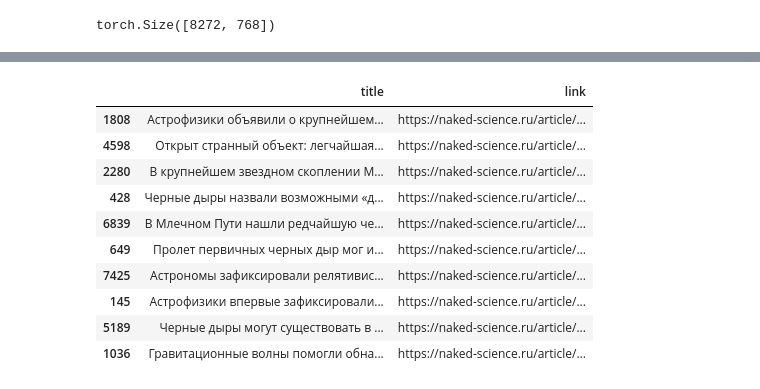
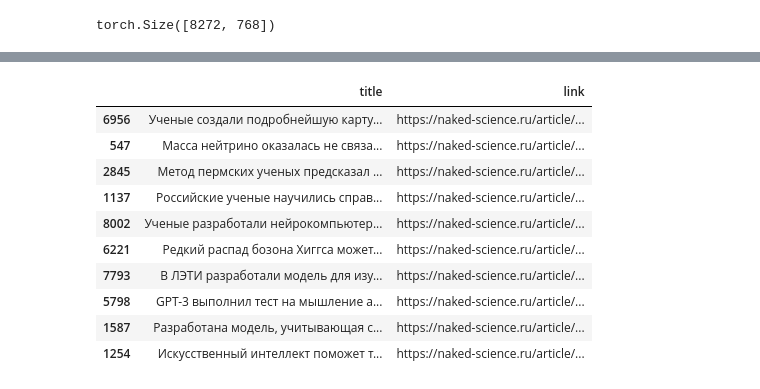
Before and after one commit to VladShajdulin/OTUS_project, a Jupyter notebook: OTUS_project.ipynb, the cells around one changed output, grey strips where cells are left out. Cells and saved outputs as stored; diff of their text form; code cells hidden in the pictures.

```diff
--- a/OTUS_project.ipynb
+++ b/OTUS_project.ipynb
@@ -68,19 +71,21 @@ You will be able to reuse this secret in all of your notebooks.
 Please note that authentication is recommended but still optional to access public models or datasets.
   warnings.warn(
 # %%
-embeddings = torch.load('/content/drive/MyDrive/Colab Notebooks/OTUS/final_project/embeddings.pt')
+embeddings = torch.load('/content/drive/MyDrive/Colab Notebooks/OTUS/final_project/embeddings.pt', map_location=device)
 embeddings.shape
 # %% [output]
 torch.Size([8272, 768])
 # %%
-retriever = SentenceTransformer('d0rj/e5-base-en-ru', device=device)
+model = SentenceTransformer('d0rj/e5-base-en-ru', device=device)
 reranker = CrossEncoder('cross-encoder/mmarco-mMiniLMv2-L12-H384-v1', device=device)
 
-def semantic_search(query, retriver, reranker, embeddings=embeddings, texts=texts, top_n=100, result=10):
-  request = retriever.encode(f'query: {query}',
-                             convert_to_tensor=True,
-                             device=device,
-                             normalize_embeddings=True)
+def semantic_search(query, retriever, reranker, embeddings=embeddings, texts=texts, top_n=100, result=10):
+  request = retriever.encode(
+      f'query: {query}',
+      convert_to_tensor=True,
+      device=device,
+      normalize_embeddings=True
+  )
 
   scores = embeddings @ request
   raiting = torch.argsort(scores, descending=True)
@@ -95,16 +106,16 @@ def semantic_search(query, retriver, reranker, embeddings=embeddings, texts=text
 # %%
-query = 'найди статьи на тему черных дыр'
-search_result = semantic_search(query, retriver=retriever, reranker=reranker)
+query = 'стандартная модель'
+search_result = semantic_search(query, retriever=model, reranker=reranker, top_n=50)
 df.iloc[search_result, :2]
 # %% [output]
 |  | title | link |
-| 1808 | Астрофизики объявили о крупнейшем... | https://naked-science.ru/article/... |
-| 4598 | Открыт странный объект: легчайшая... | https://naked-science.ru/article/... |
-| 2280 | В крупнейшем звездном скоплении М... | https://naked-science.ru/article/... |
-| 428 | Черные дыры назвали возможными «д... | https://naked-science.ru/article/... |
-| 6839 | В Млечном Пути нашли редчайшую че... | https://naked-science.ru/article/... |
-| 649 | Пролет первичных черных дыр мог и... | https://naked-science.ru/article/... |
-| 7425 | Астрономы зафиксировали релятивис... | https://naked-science.ru/article/... |
-| 145 | Астрофизики впервые зафиксировали... | https://naked-science.ru/article/... |
-| 5189 | Черные дыры могут существовать в ... | https://naked-science.ru/article/... |
-| 1036 | Гравитационные волны помогли обна... | https://naked-science.ru/article/... |
+| 6956 | Ученые создали подробнейшую карту... | https://naked-science.ru/article/... |
+| 547 | Масса нейтрино оказалась не связа... | https://naked-science.ru/article/... |
+| 2845 | Метод пермских ученых предсказал ... | https://naked-science.ru/article/... |
+| 1137 | Российские ученые научились справ... | https://naked-science.ru/article/... |
+| 8002 | Ученые разработали нейрокомпьютер... | https://naked-science.ru/article/... |
+| 6221 | Редкий распад бозона Хиггса может... | https://naked-science.ru/article/... |
+| 7793 | В ЛЭТИ разработали модель для изу... | https://naked-science.ru/article/... |
+| 5798 | GPT-3 выполнил тест на мышление а... | https://naked-science.ru/article/... |
+| 1587 | Разработана модель, учитывающая с... | https://naked-science.ru/article/... |
+| 1254 | Искусственный интеллект поможет т... | https://naked-science.ru/article/... |
```
Also changed, not shown: parts of 5 cells of this notebook.
